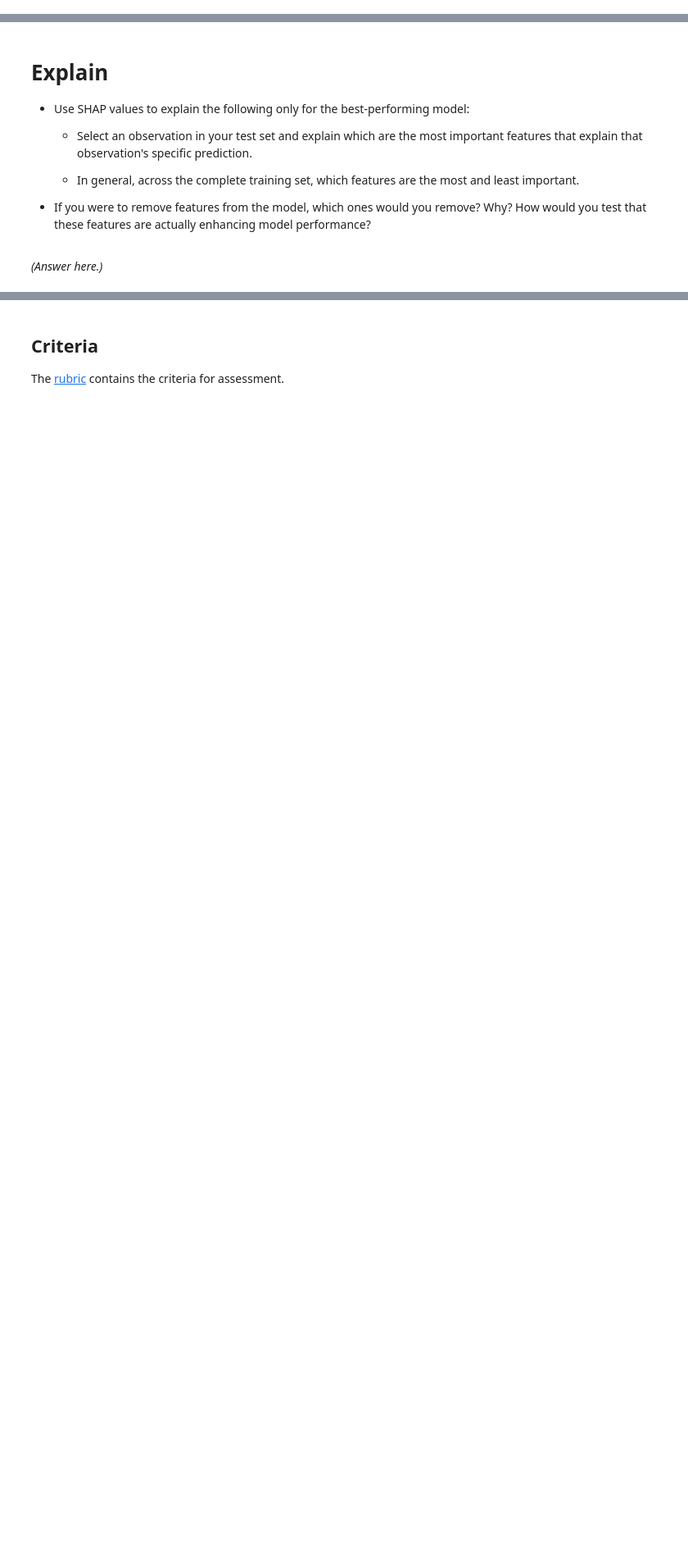
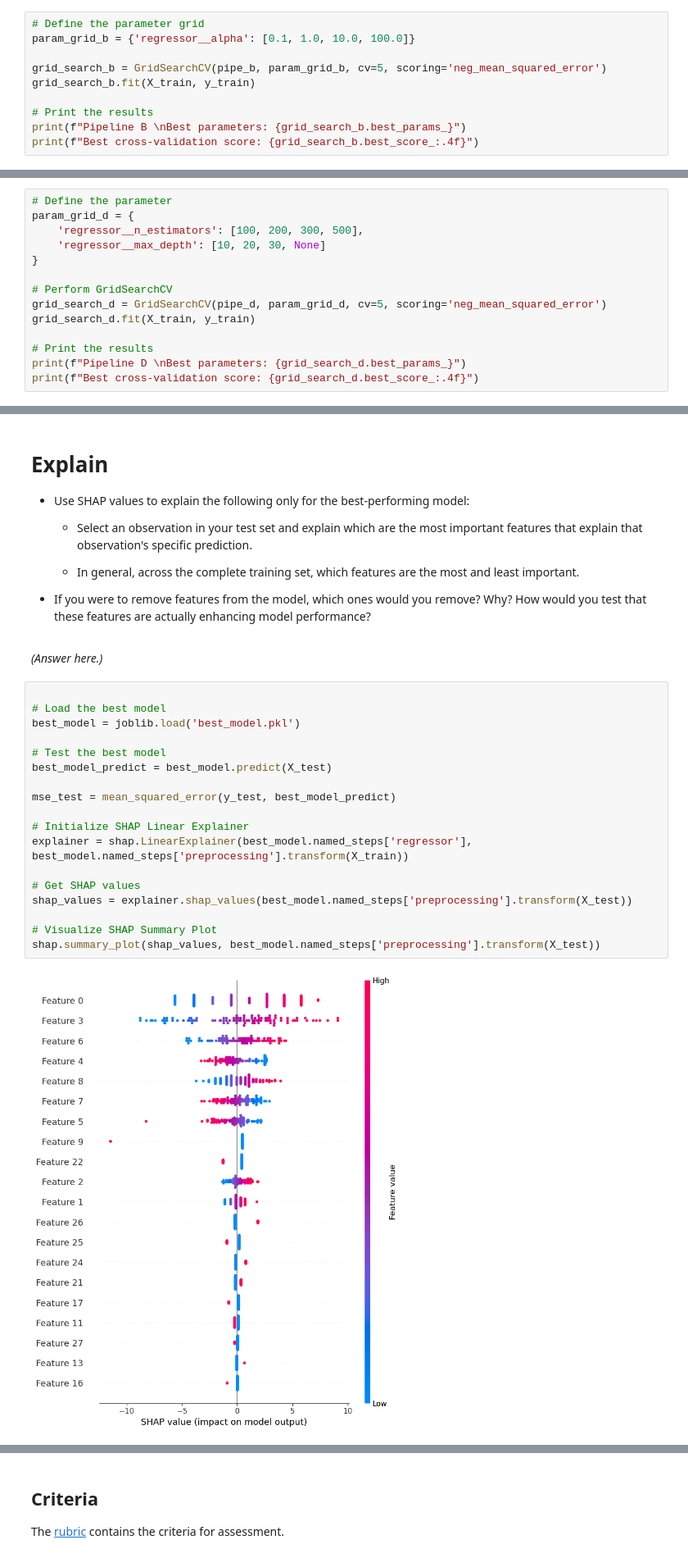
Before and after one commit to maxatrgh/production, a Jupyter notebook: 02_activities/assignments/assignment_2.ipynb, the cells around one changed output, grey strips where cells are left out. Shown at 82% size. Saved outputs shown, nothing was run; the diff lists cells and outputs as text; blank space fills up the shorter version.

```diff
--- a/02_activities/assignments/assignment_2.ipynb
+++ b/02_activities/assignments/assignment_2.ipynb
@@ -317,0 +300,10 @@ You can try to debug the error by setting error_score='raise'.
+# %%
+# Define the parameter grid
+param_grid_b = {'regressor__alpha': [0.1, 1.0, 10.0, 100.0]}
+
+grid_search_b = GridSearchCV(pipe_b, param_grid_b, cv=5, scoring='neg_mean_squared_error')
+grid_search_b.fit(X_train, y_train)
+
+# Print the results
+print(f"Pipeline B \nBest parameters: {grid_search_b.best_params_}")
+print(f"Best cross-validation score: {grid_search_b.best_score_:.4f}")
@@ -317,0 +332,14 @@ You can try to debug the error by setting error_score='raise'.
+# %%
+# Define the parameter
+param_grid_d = {
+    'regressor__n_estimators': [100, 200, 300, 500],
+    'regressor__max_depth': [10, 20, 30, None]
+}
+
+# Perform GridSearchCV
+grid_search_d = GridSearchCV(pipe_d, param_grid_d, cv=5, scoring='neg_mean_squared_error')
+grid_search_d.fit(X_train, y_train)
+
+# Print the results
+print(f"Pipeline D \nBest parameters: {grid_search_d.best_params_}")
+print(f"Best cross-validation score: {grid_search_d.best_score_:.4f}")
@@ -335,3 +395,23 @@ You can try to debug the error by setting error_score='raise'.
 + If you were to remove features from the model, which ones would you remove? Why? How would you test that these features are actually enhancing model performance?
 # %% [markdown]
 *(Answer here.)*
+# %%
+
+# Load the best model
+best_model = joblib.load('best_model.pkl')
+
+# Test the best model
+best_model_predict = best_model.predict(X_test)
+
+mse_test = mean_squared_error(y_test, best_model_predict)
+
+# Initialize SHAP Linear Explainer
+explainer = shap.LinearExplainer(best_model.named_steps['regressor'], best_model.named_steps['preprocessing'].transform(X_train))
+
+# Get SHAP values
+shap_values = explainer.shap_values(best_model.named_steps['preprocessing'].transform(X_test))
+
+# Visualize SHAP Summary Plot
+shap.summary_plot(shap_values, best_model.named_steps['preprocessing'].transform(X_test))
+# %% [output]
+[figure, added]
```
Also changed, not shown: parts of 25 cells of this notebook.
